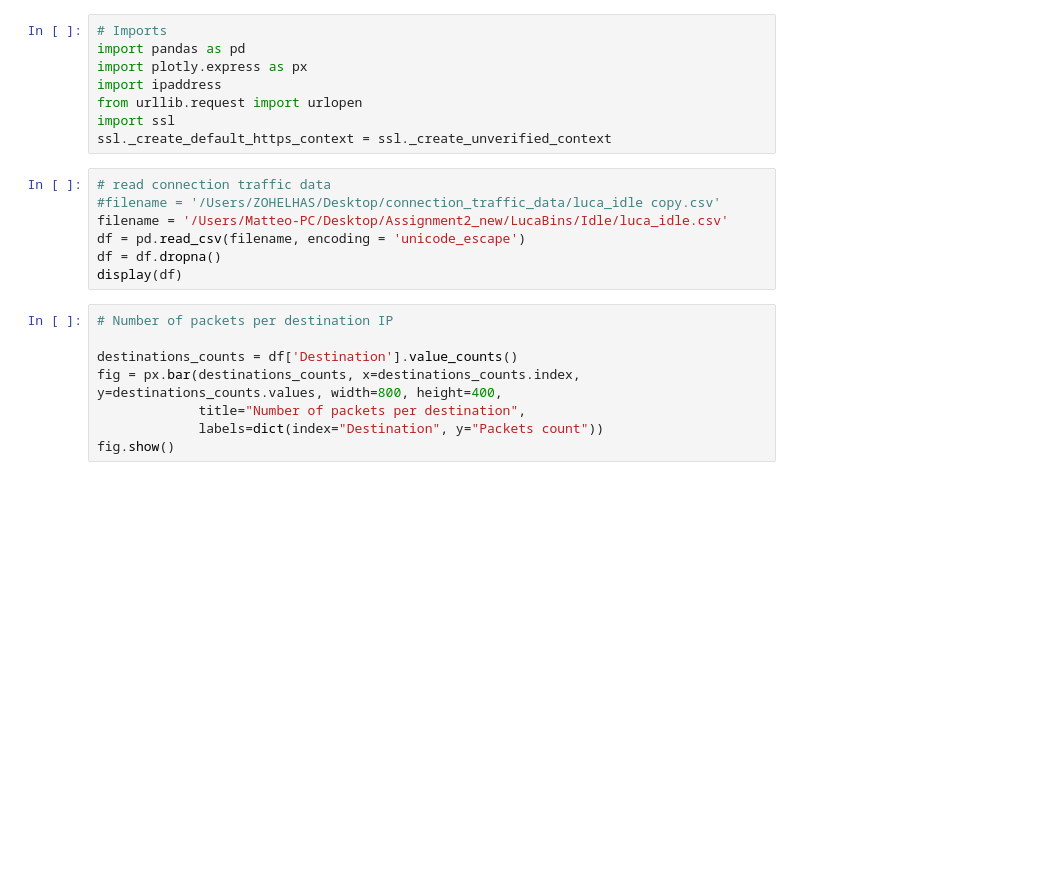
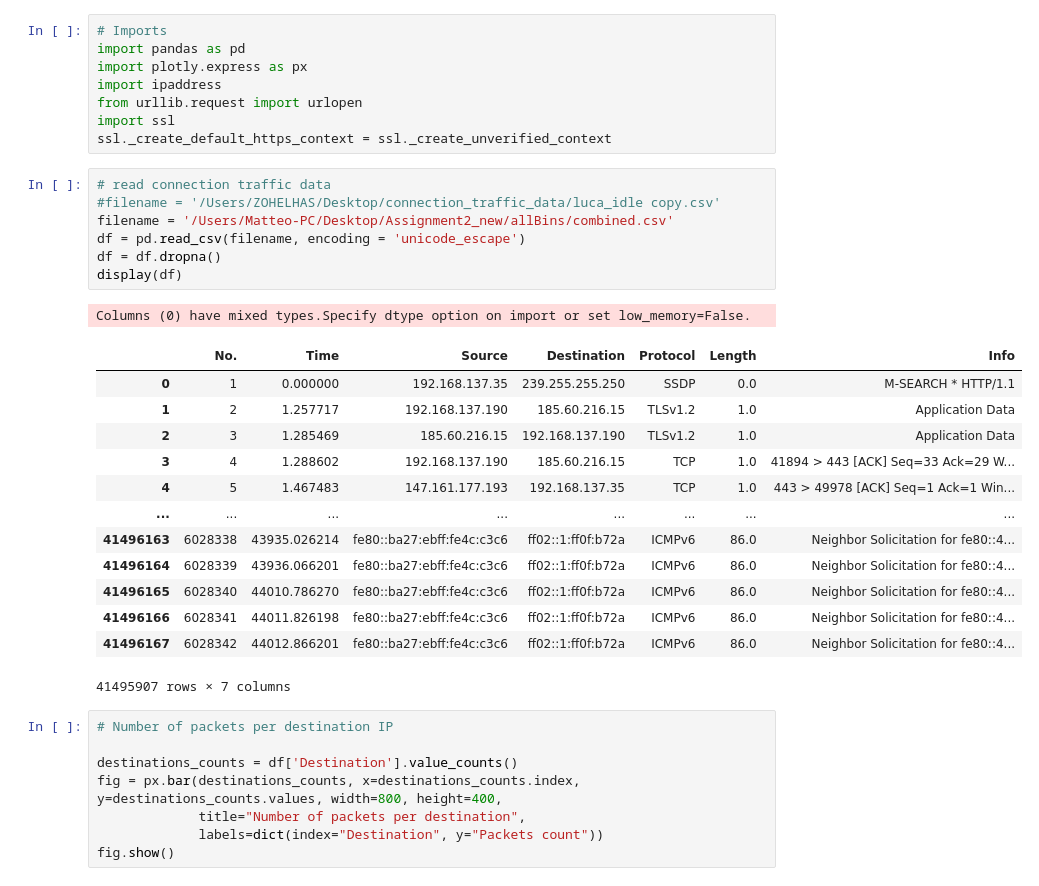
Before and after one commit to HanyaElhashemy/connection-traffic-analysis, a Jupyter notebook: connection_traffic_analysis.ipynb, the cells around one changed output. Saved outputs shown, nothing was run; the diff lists cells and outputs as text; blank space fills up the shorter version.

```diff
--- a/connection_traffic_analysis.ipynb
+++ b/connection_traffic_analysis.ipynb
@@ -9,10 +9,25 @@ ssl._create_default_https_context = ssl._create_unverified_context
 # %%
 # read connection traffic data
 #filename = '/Users/ZOHELHAS/Desktop/connection_traffic_data/luca_idle copy.csv'
-filename = '/Users/Matteo-PC/Desktop/Assignment2_new/LucaBins/Idle/luca_idle.csv'
+filename = '/Users/Matteo-PC/Desktop/Assignment2_new/allBins/combined.csv'
 df = pd.read_csv(filename, encoding = 'unicode_escape')
 df = df.dropna()
 display(df)
+# %% [output]
+Columns (0) have mixed types.Specify dtype option on import or set low_memory=False.
+|  | No. | Time | Source | Destination | Protocol | Length | Info |
+| 0 | 1 | 0.000000 | 192.168.137.35 | 239.255.255.250 | SSDP | 0.0 | M-SEARCH * HTTP/1.1 |
+| 1 | 2 | 1.257717 | 192.168.137.190 | 185.60.216.15 | TLSv1.2 | 1.0 | Application Data |
+| 2 | 3 | 1.285469 | 185.60.216.15 | 192.168.137.190 | TLSv1.2 | 1.0 | Application Data |
+| 3 | 4 | 1.288602 | 192.168.137.190 | 185.60.216.15 | TCP | 1.0 | 41894 > 443 [ACK] Seq=33 Ack=29 W... |
+| 4 | 5 | 1.467483 | 147.161.177.193 | 192.168.137.35 | TCP | 1.0 | 443 > 49978 [ACK] Seq=1 Ack=1 Win... |
+| ... | ... | ... | ... | ... | ... | ... | ... |
+| 41496163 | 6028338 | 43935.026214 | fe80::ba27:ebff:fe4c:c3c6 | ff02::1:ff0f:b72a | ICMPv6 | 86.0 | Neighbor Solicitation for fe80::4... |
+| 41496164 | 6028339 | 43936.066201 | fe80::ba27:ebff:fe4c:c3c6 | ff02::1:ff0f:b72a | ICMPv6 | 86.0 | Neighbor Solicitation for fe80::4... |
+| 41496165 | 6028340 | 44010.786270 | fe80::ba27:ebff:fe4c:c3c6 | ff02::1:ff0f:b72a | ICMPv6 | 86.0 | Neighbor Solicitation for fe80::4... |
+| 41496166 | 6028341 | 44011.826198 | fe80::ba27:ebff:fe4c:c3c6 | ff02::1:ff0f:b72a | ICMPv6 | 86.0 | Neighbor Solicitation for fe80::4... |
+| 41496167 | 6028342 | 44012.866201 | fe80::ba27:ebff:fe4c:c3c6 | ff02::1:ff0f:b72a | ICMPv6 | 86.0 | Neighbor Solicitation for fe80::4... |
+41495907 rows × 7 columns
 # %%
 # Number of packets per destination IP
 
```
Also changed, not shown: parts of 13 cells of this notebook.
